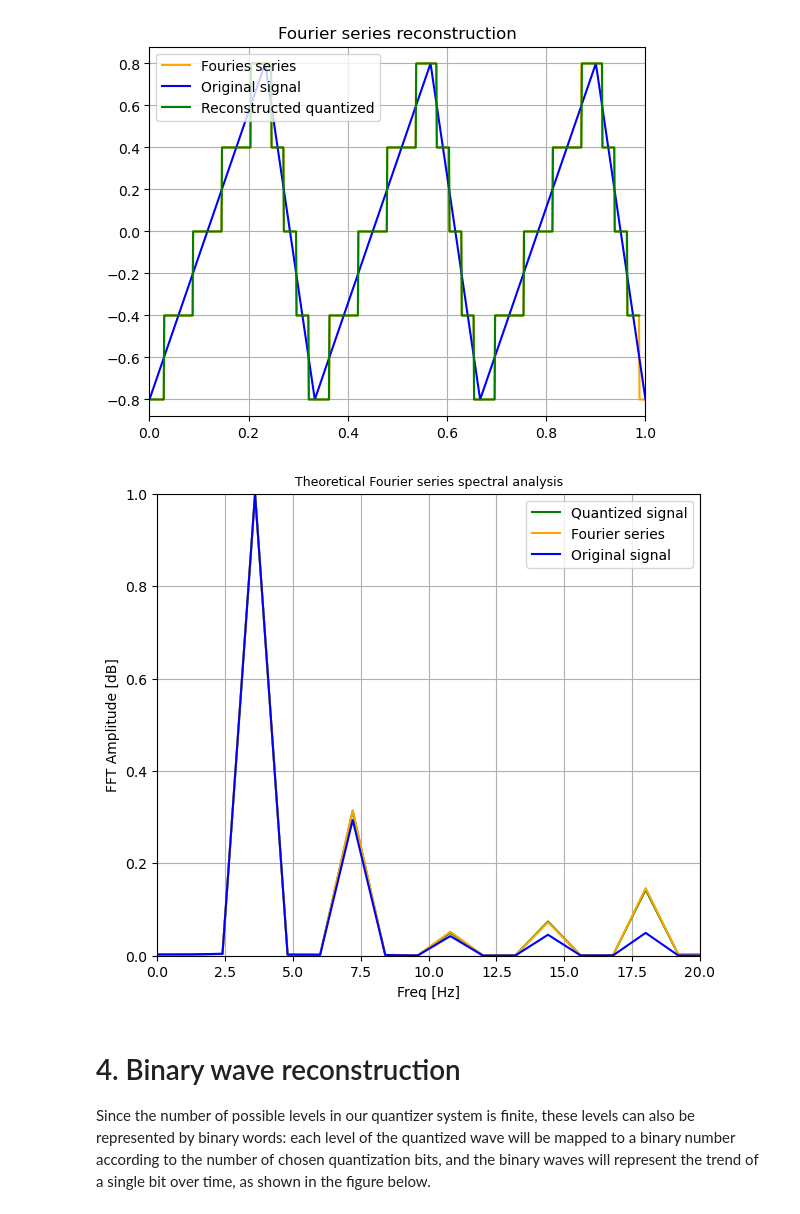
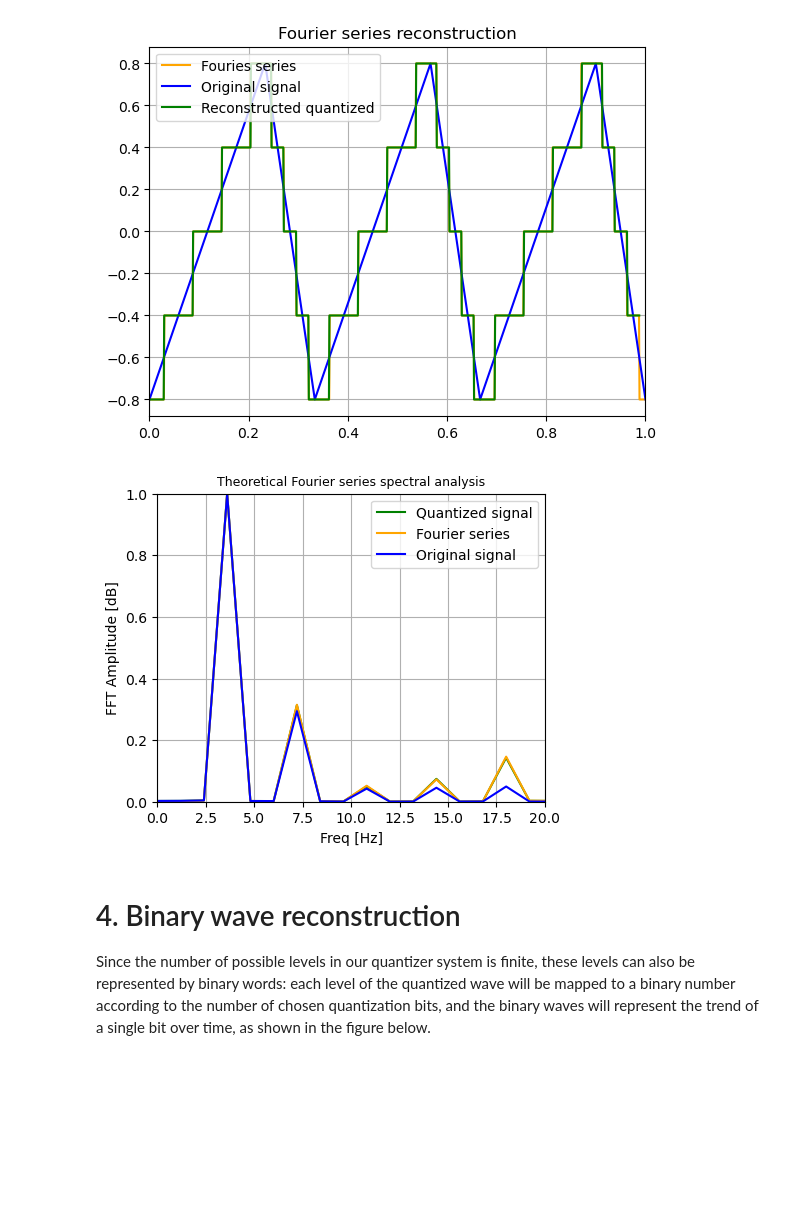
Before and after one commit to lindafabs/Semester-Project, a Jupyter notebook: Final_notebook.ipynb, the cells around one changed output. Saved outputs shown, nothing was run; the diff lists cells and outputs as text; code cells hidden in the pictures; blank space fills up the shorter version.

```diff
--- a/Final_notebook.ipynb
+++ b/Final_notebook.ipynb
@@ -545,25 +580,18 @@ sawtooth_FS, sawtooth_FS_off = amp_smp(sawtooth_ampSmp, T, q, xlimit, k, plot=Tr
 # %%
-# Fourier frequency analysis
-f_smp =1200
-freq_FS, X_FS = utils.fourier_analysis(sawtooth_FS, f_smp)
-freq_q, X_q = utils.fourier_analysis(q.quantize(sawtooth_ampSmp(x)), f_smp)
-freq_og, X_og = utils.fourier_analysis(sawtooth_ampSmp(x), f_smp)
-
-#--------------------------------------------------------------------
-plt.figure(figsize=(7,6))
+plt.figure(figsize=(5,4))
 #utils.fourier_plot(freq_th, X_th, freq_lim = 10000, title= "Fourier series spectral analysis", col='')
 plt.plot(freq_q, np.abs(X_q), 'g', label = 'Quantized signal')
 plt.plot(freq_FS, np.abs(X_FS), 'orange', label = 'Fourier series')
 plt.plot(freq_og, np.abs(X_og), 'b', label = 'Original signal')
 plt.xlabel('Freq [Hz]')
 plt.ylabel('FFT Amplitude [dB]')
 plt.xlim(0, 20)
 plt.ylim(0, 1)
 plt.grid()
 plt.title('Theoretical Fourier series spectral analysis', fontsize = 9)
 plt.legend();
 # %% [output]
-[figure, old version]
+[figure, new version]
 # %% [markdown]
 # 4. Binary wave reconstruction
 Since the number of possible levels in our quantizer system is finite, these levels can also be represented by binary words: each level of the quantized wave will be mapped to a binary number according to the number of chosen quantization bits, and the binary waves will represent the trend of a single bit over time, as shown in the figure below.
```
Also changed, not shown: parts of 41 cells of this notebook, 1 other file.
